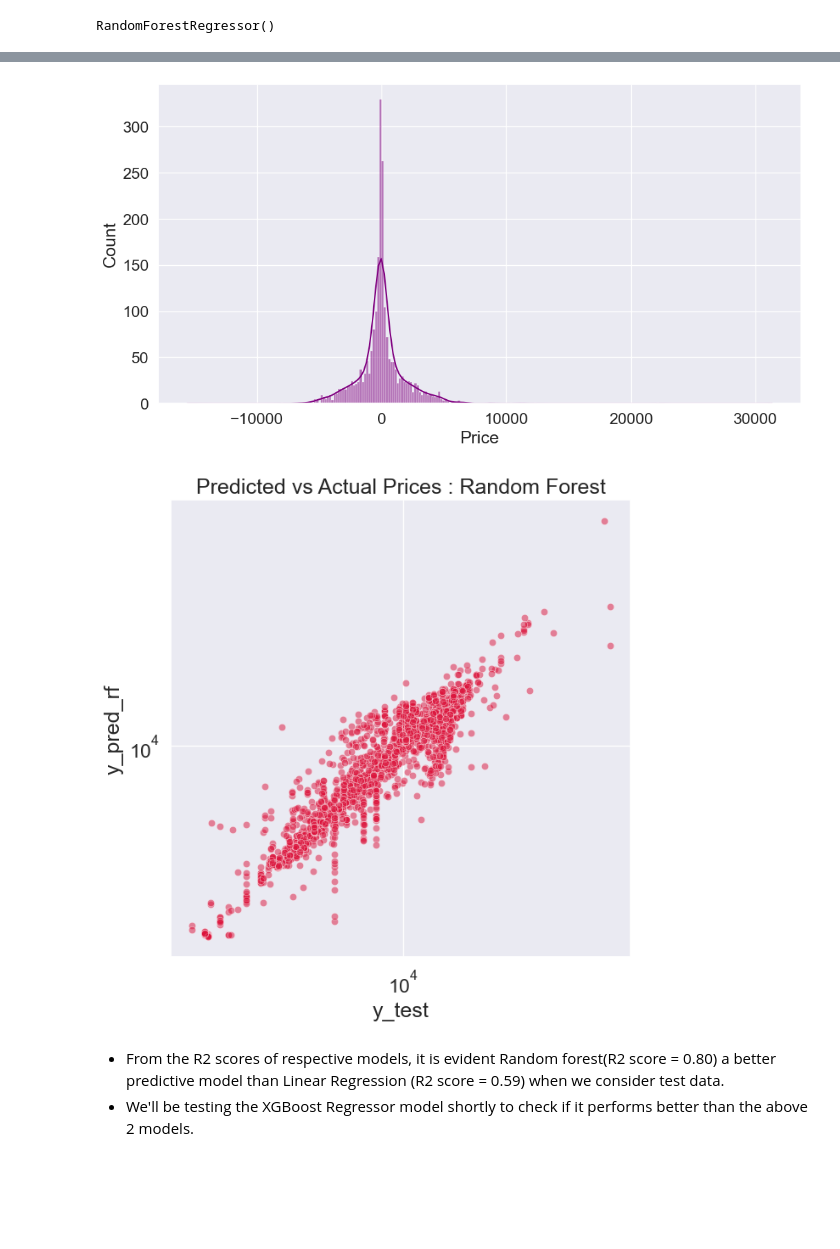
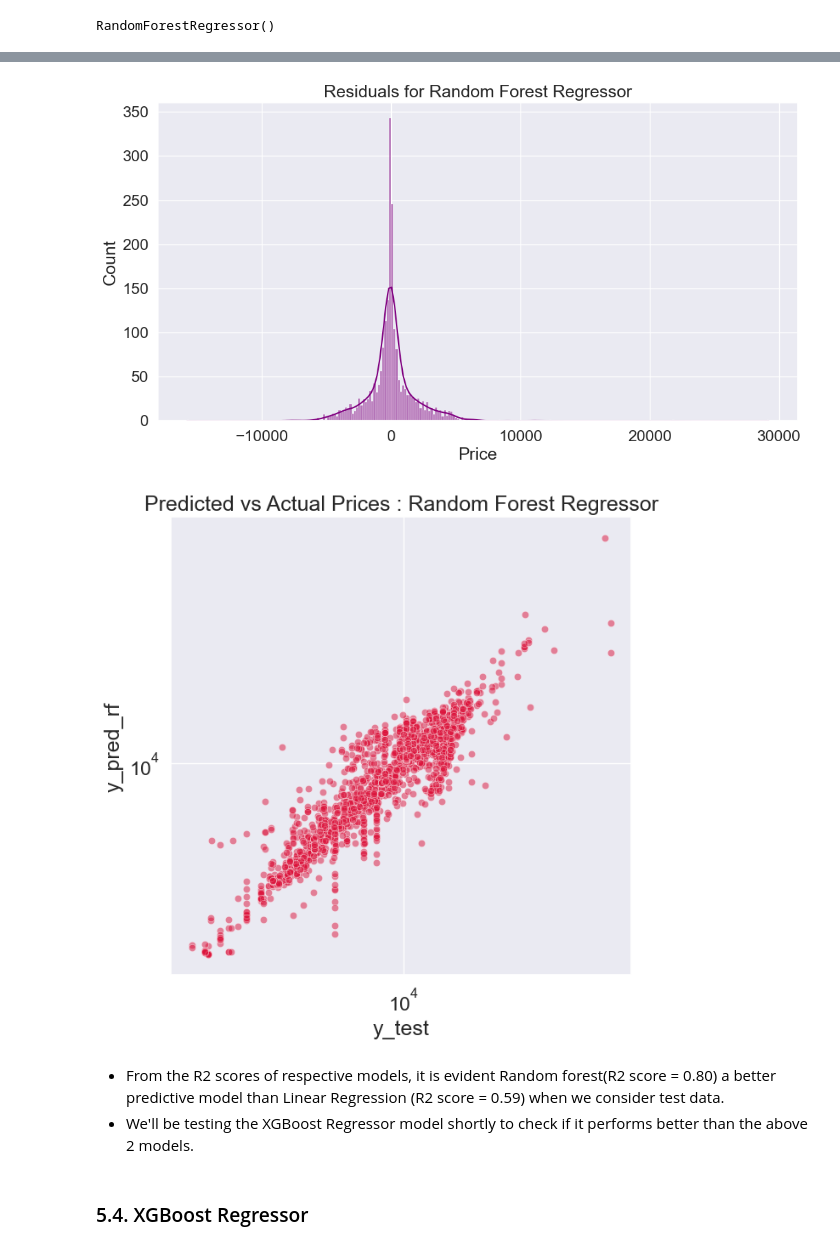
Before and after one commit to Sambit2424/Flight-Price-Estimation, a Jupyter notebook: Flight_Price_Estimation.ipynb, the cells around one changed output, grey strips where cells are left out. Cells and saved outputs as stored; diff of their text form; code cells hidden in the pictures; blank space fills up the shorter version.

```diff
--- a/Flight_Price_Estimation.ipynb
+++ b/Flight_Price_Estimation.ipynb
@@ -1074,22 +1076,25 @@ reg_rf.score(X_test,y_test)
 # %%
 # Plotting the residuals
 plt.figure(figsize=(12,6))
+plt.title("Residuals for Random Forest Regressor")
 sns.histplot(y_test - y_pred_rf,color='purple',kde=True)
 plt.show()
 # %% [output]
-[figure, old version]
+[figure, new version]
 # %%
 # Plotting predictions for test data against actual prices
 plt.figure(figsize=(7,7))
 sns.scatterplot(y=y_pred_rf,x=y_test,alpha =0.5,color='crimson')
 plt.yscale('log')
 plt.xscale('log')
-plt.title("Predicted vs Actual Prices : Random Forest")
+plt.title("Predicted vs Actual Prices : Random Forest Regressor")
 plt.xlabel('y_test')
 plt.ylabel('y_pred_rf')
 plt.show()
 # %% [output]
-[figure, old version]
+[figure, new version]
 # %% [markdown]
 - From the R2 scores of respective models, it is evident Random forest(R2 score = 0.80) a better predictive model than Linear Regression (R2 score = 0.59) when we consider test data.
 - We'll be testing the XGBoost Regressor model shortly to check if it performs better than the above 2 models.
+# %% [markdown]
+### 5.4. XGBoost Regressor
```
Also changed, not shown: parts of 15 cells of this notebook.
